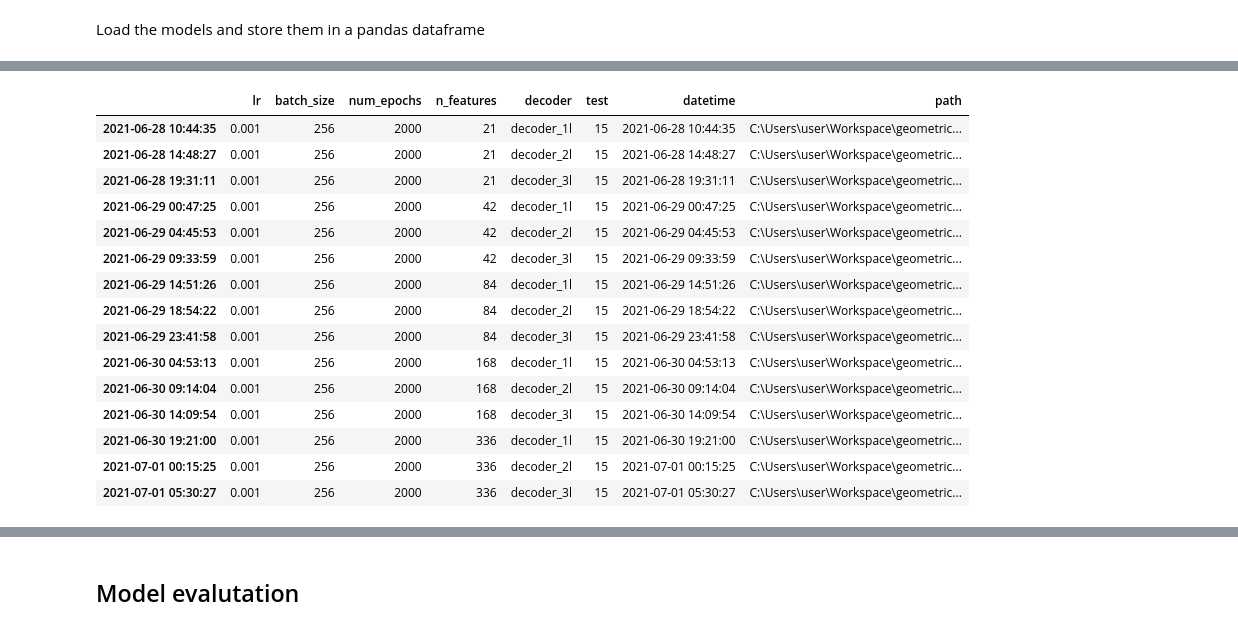
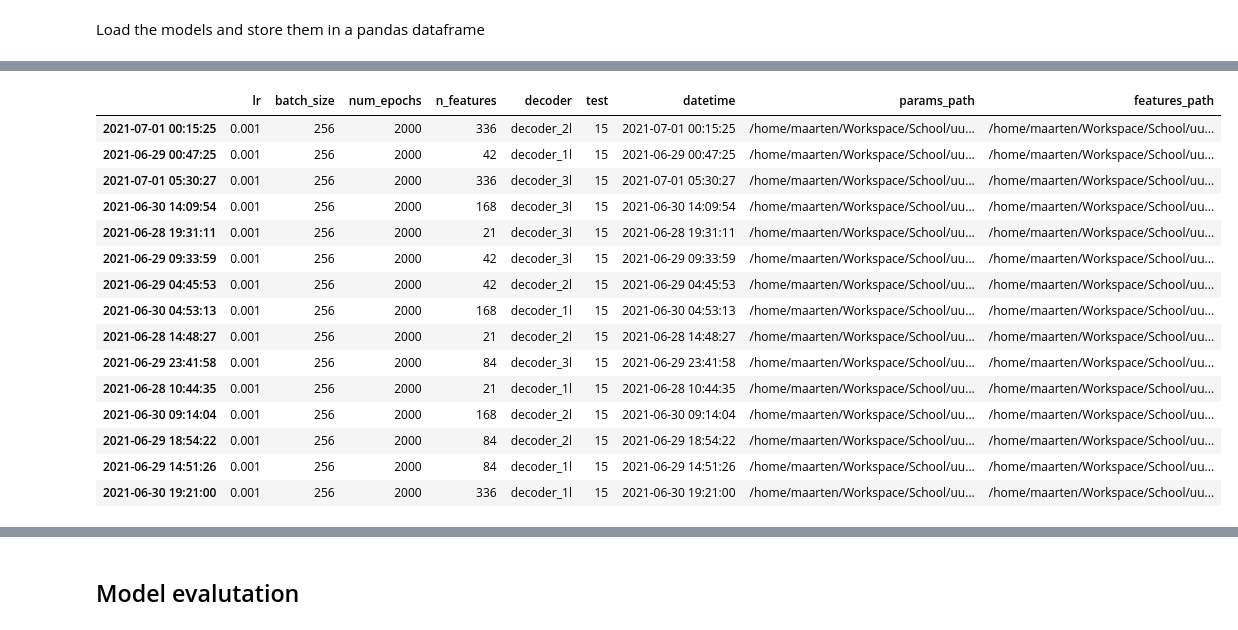
Before and after one commit to GewoonMaarten/spherical-dmri-conv, a Jupyter notebook: notebooks/model-analysis.ipynb, the cells around one changed output, grey strips where cells are left out. Drawn from its saved outputs; the diff is of its cells as text; code cells hidden in the pictures.

```diff
--- a/notebooks/model-analysis.ipynb
+++ b/notebooks/model-analysis.ipynb
@@ -82,10 +86,17 @@ models_path = Path(ROOT_PATH, "runs", "models")
 
 frames = []
 for model_path in models_path.glob("*.pt"):
-    stem = model_path.stem
-    #     logger.debug('found: %s', stem)
+    stem = model_path.stem # get the file name without the suffix
+
+    logger.debug('found: %s', stem)
+
     features_dict = extract_features(stem)
-    features_dict["path"] = model_path
+
+    features_path = model_path.name.replace('_params.pt', '.txt')
+    features_path = model_path.with_name(features_path)
+
+    features_dict["params_path"] = model_path
+    features_dict["features_path"] = features_path
 
     # Convert types
     features_dict["lr"] = float(features_dict["lr"])
@@ -103,19 +129,19 @@ df
-|  | lr | batch_size | num_epochs | n_features | decoder | test | datetime | path |
-| 2021-06-28 10:44:35 | 0.001 | 256 | 2000 | 21 | decoder_1l | 15 | 2021-06-28 10:44:35 | C:\Users\user\Workspace\geometric... |
-| 2021-06-28 14:48:27 | 0.001 | 256 | 2000 | 21 | decoder_2l | 15 | 2021-06-28 14:48:27 | C:\Users\user\Workspace\geometric... |
-| 2021-06-28 19:31:11 | 0.001 | 256 | 2000 | 21 | decoder_3l | 15 | 2021-06-28 19:31:11 | C:\Users\user\Workspace\geometric... |
-| 2021-06-29 00:47:25 | 0.001 | 256 | 2000 | 42 | decoder_1l | 15 | 2021-06-29 00:47:25 | C:\Users\user\Workspace\geometric... |
-| 2021-06-29 04:45:53 | 0.001 | 256 | 2000 | 42 | decoder_2l | 15 | 2021-06-29 04:45:53 | C:\Users\user\Workspace\geometric... |
-| 2021-06-29 09:33:59 | 0.001 | 256 | 2000 | 42 | decoder_3l | 15 | 2021-06-29 09:33:59 | C:\Users\user\Workspace\geometric... |
-| 2021-06-29 14:51:26 | 0.001 | 256 | 2000 | 84 | decoder_1l | 15 | 2021-06-29 14:51:26 | C:\Users\user\Workspace\geometric... |
-| 2021-06-29 18:54:22 | 0.001 | 256 | 2000 | 84 | decoder_2l | 15 | 2021-06-29 18:54:22 | C:\Users\user\Workspace\geometric... |
-| 2021-06-29 23:41:58 | 0.001 | 256 | 2000 | 84 | decoder_3l | 15 | 2021-06-29 23:41:58 | C:\Users\user\Workspace\geometric... |
-| 2021-06-30 04:53:13 | 0.001 | 256 | 2000 | 168 | decoder_1l | 15 | 2021-06-30 04:53:13 | C:\Users\user\Workspace\geometric... |
-| 2021-06-30 09:14:04 | 0.001 | 256 | 2000 | 168 | decoder_2l | 15 | 2021-06-30 09:14:04 | C:\Users\user\Workspace\geometric... |
-| 2021-06-30 14:09:54 | 0.001 | 256 | 2000 | 168 | decoder_3l | 15 | 2021-06-30 14:09:54 | C:\Users\user\Workspace\geometric... |
-| 2021-06-30 19:21:00 | 0.001 | 256 | 2000 | 336 | decoder_1l | 15 | 2021-06-30 19:21:00 | C:\Users\user\Workspace\geometric... |
-| 2021-07-01 00:15:25 | 0.001 | 256 | 2000 | 336 | decoder_2l | 15 | 2021-07-01 00:15:25 | C:\Users\user\Workspace\geometric... |
-| 2021-07-01 05:30:27 | 0.001 | 256 | 2000 | 336 | decoder_3l | 15 | 2021-07-01 05:30:27 | C:\Users\user\Workspace\geometric... |
+|  | lr | batch_size | num_epochs | n_features | decoder | test | datetime | params_path | features_path |
+| 2021-07-01 00:15:25 | 0.001 | 256 | 2000 | 336 | decoder_2l | 15 | 2021-07-01 00:15:25 | /home/maarten/Workspace/School/uu... | /home/maarten/Workspace/School/uu... |
+| 2021-06-29 00:47:25 | 0.001 | 256 | 2000 | 42 | decoder_1l | 15 | 2021-06-29 00:47:25 | /home/maarten/Workspace/School/uu... | /home/maarten/Workspace/School/uu... |
+| 2021-07-01 05:30:27 | 0.001 | 256 | 2000 | 336 | decoder_3l | 15 | 2021-07-01 05:30:27 | /home/maarten/Workspace/School/uu... | /home/maarten/Workspace/School/uu... |
+| 2021-06-30 14:09:54 | 0.001 | 256 | 2000 | 168 | decoder_3l | 15 | 2021-06-30 14:09:54 | /home/maarten/Workspace/School/uu... | /home/maarten/Workspace/School/uu... |
+| 2021-06-28 19:31:11 | 0.001 | 256 | 2000 | 21 | decoder_3l | 15 | 2021-06-28 19:31:11 | /home/maarten/Workspace/School/uu... | /home/maarten/Workspace/School/uu... |
+| 2021-06-29 09:33:59 | 0.001 | 256 | 2000 | 42 | decoder_3l | 15 | 2021-06-29 09:33:59 | /home/maarten/Workspace/School/uu... | /home/maarten/Workspace/School/uu... |
+| 2021-06-29 04:45:53 | 0.001 | 256 | 2000 | 42 | decoder_2l | 15 | 2021-06-29 04:45:53 | /home/maarten/Workspace/School/uu... | /home/maarten/Workspace/School/uu... |
+| 2021-06-30 04:53:13 | 0.001 | 256 | 2000 | 168 | decoder_1l | 15 | 2021-06-30 04:53:13 | /home/maarten/Workspace/School/uu... | /home/maarten/Workspace/School/uu... |
+| 2021-06-28 14:48:27 | 0.001 | 256 | 2000 | 21 | decoder_2l | 15 | 2021-06-28 14:48:27 | /home/maarten/Workspace/School/uu... | /home/maarten/Workspace/School/uu... |
+| 2021-06-29 23:41:58 | 0.001 | 256 | 2000 | 84 | decoder_3l | 15 | 2021-06-29 23:41:58 | /home/maarten/Workspace/School/uu... | /home/maarten/Workspace/School/uu... |
+| 2021-06-28 10:44:35 | 0.001 | 256 | 2000 | 21 | decoder_1l | 15 | 2021-06-28 10:44:35 | /home/maarten/Workspace/School/uu... | /home/maarten/Workspace/School/uu... |
+| 2021-06-30 09:14:04 | 0.001 | 256 | 2000 | 168 | decoder_2l | 15 | 2021-06-30 09:14:04 | /home/maarten/Workspace/School/uu... | /home/maarten/Workspace/School/uu... |
+| 2021-06-29 18:54:22 | 0.001 | 256 | 2000 | 84 | decoder_2l | 15 | 2021-06-29 18:54:22 | /home/maarten/Workspace/School/uu... | /home/maarten/Workspace/School/uu... |
+| 2021-06-29 14:51:26 | 0.001 | 256 | 2000 | 84 | decoder_1l | 15 | 2021-06-29 14:51:26 | /home/maarten/Workspace/School/uu... | /home/maarten/Workspace/School/uu... |
+| 2021-06-30 19:21:00 | 0.001 | 256 | 2000 | 336 | decoder_1l | 15 | 2021-06-30 19:21:00 | /home/maarten/Workspace/School/uu... | /home/maarten/Workspace/School/uu... |
 # %%
 df.info()
 # %% [output]
```
Also changed, not shown: parts of 17 cells of this notebook, 2 other files.
